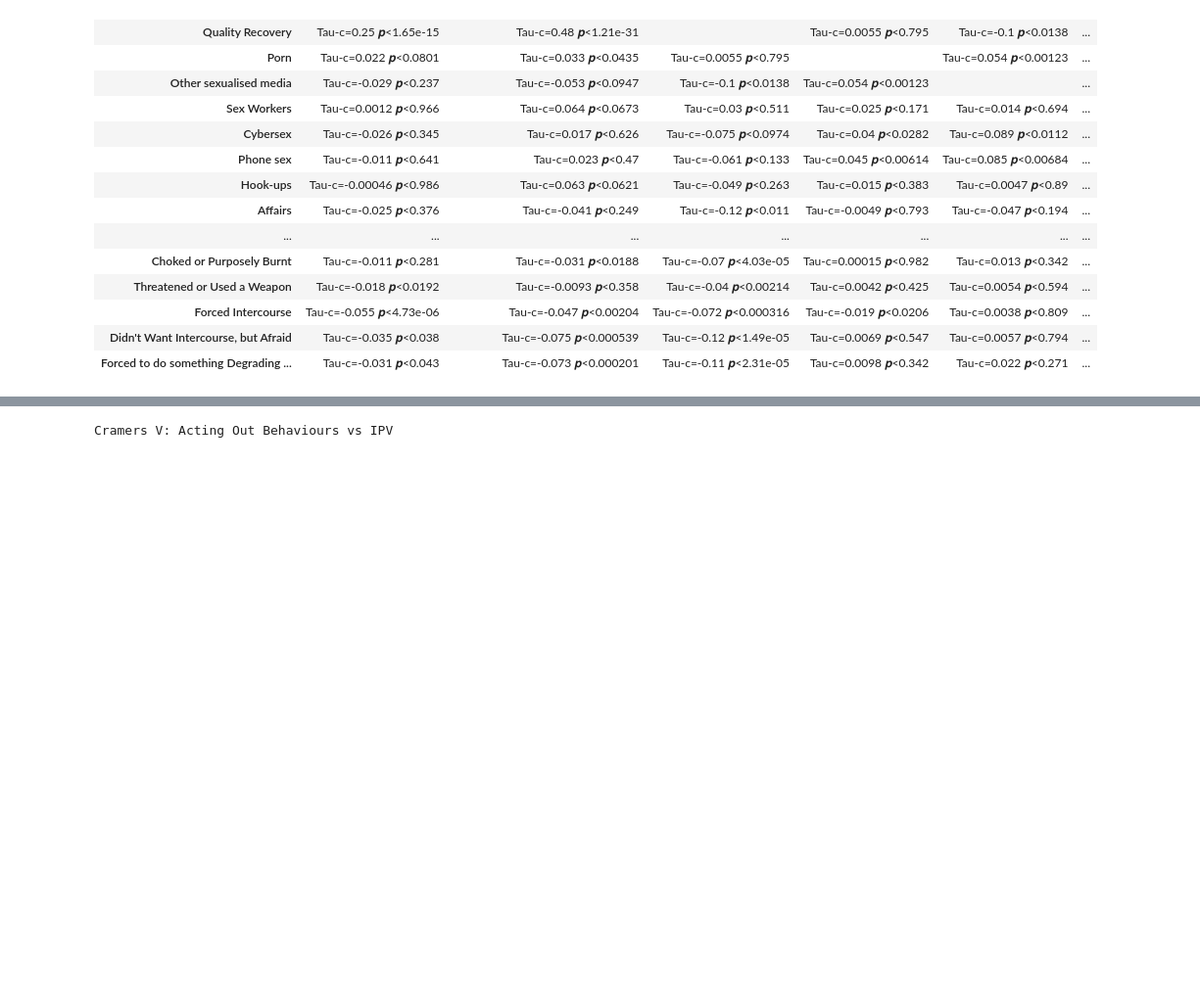
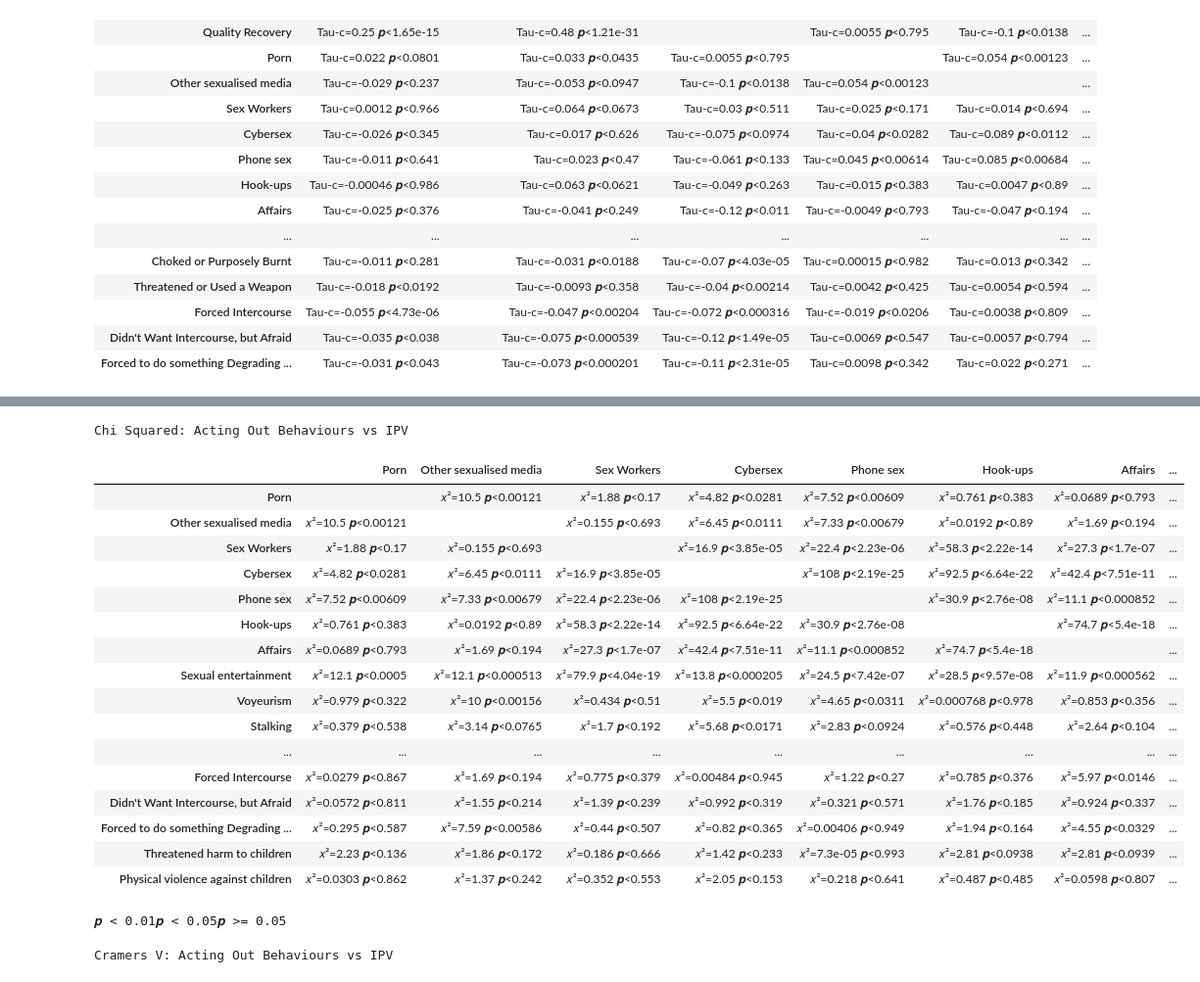
Before and after one commit to cuberoot/psadv-notebook, a Jupyter notebook: SPSS Stats.ipynb, the cells around one changed output, grey strips where cells are left out. Shown at 98% size. Cells and saved outputs as stored; diff of their text form; code cells hidden in the pictures; blank space fills up the shorter version.

Commit message:
Add readme and update one table

```diff
--- a/SPSS Stats.ipynb
+++ b/SPSS Stats.ipynb
@@ -421,6 +421,54 @@ Chi Squared: Acting Out Behaviours vs IPV
 | Threatened harm to children | 𝑥²=0.00638 𝒑<0.936 | 𝑥²=0.274 𝒑<0.6 | 𝑥²=0.823 𝒑<0.364 | 𝑥²=0.196 𝒑<0.658 | 𝑥²=1.83 𝒑<0.176 | 𝑥²=0.627 𝒑<0.428 | 𝑥²=0.00959 𝒑<0.922 | ... |
 | Physical violence against children | 𝑥²=1.39 𝒑<0.238 | 𝑥²=0.82 𝒑<0.365 | 𝑥²=0.662 𝒑<0.416 | 𝑥²=2.28 𝒑<0.131 | 𝑥²=0.921 𝒑<0.337 | 𝑥²=0.214 𝒑<0.644 | 𝑥²=0.277 𝒑<0.599 | ... |
 𝒑 < 0.01𝒑 < 0.05𝒑 >= 0.05
+# %%
+variables, labels = getVariablesAndLabels([
+    'Q10_1_Porn',
+    'Q10_2_Media',
+    'Q10_3_SexWorkers',
+    'Q10_4_CyberSex',
+    'Q10_5_PhoneSex',
+    'Q10_6_HookUps',
+    'Q10_7_Affairs',
+    'Q10_8_SexualEntertainment',
+    'Q10_9_Voyeurism',
+    'Q10_10_Stalking',
+    'Q10_11_Exhibitionism',
+    'Q10_12_Other',
+    ('Q46_PA_SlappedThrown', 'Slapped or Thrown Something'),
+    ('Q54_PA_HitFistObject', 'Hit with Fist or Something Else'),
+    ('Q58_PA_KickedDraggedBeaten', 'Kicked, Dragged or Beaten'),
+    ('Q62_PA_ChockedStrangledBurnt', 'Choked or Purposely Burnt'),
+    ('Q66_PA_Weapon', 'Threatened or Used a Weapon'),
+    ('Q71_SA_ForcedIntercourse', 'Forced Intercourse'),
+    ('Q75_SA_CapitulatedFear', "Didn't Want Intercourse, but Afraid"),
+    ('Q79_SA_Degrading', 'Forced to do something Degrading or Humiliating'),
+    ('Q84_CA_ThreatenHarm', 'Threatened harm to children'),
+    ('Q88_CA_PhysicalViolence', 'Physical violence against children'),
+])
+table = ChiSquaredTable(variables, labels)
+writeTable(table, 'ChiSquared_ActingOutBehviours_vs_IPV.html')
+displayTable(table, 'Chi Squared: Acting Out Behaviours vs IPV')
+# %% [output]
+Chi Squared: Acting Out Behaviours vs IPV
+|  | Porn | Other sexualised media | Sex Workers | Cybersex | Phone sex | Hook-ups | Affairs | ... |
+| Porn |  | 𝑥²=10.5 𝒑<0.00121 | 𝑥²=1.88 𝒑<0.17 | 𝑥²=4.82 𝒑<0.0281 | 𝑥²=7.52 𝒑<0.00609 | 𝑥²=0.761 𝒑<0.383 | 𝑥²=0.0689 𝒑<0.793 | ... |
+| Other sexualised media | 𝑥²=10.5 𝒑<0.00121 |  | 𝑥²=0.155 𝒑<0.693 | 𝑥²=6.45 𝒑<0.0111 | 𝑥²=7.33 𝒑<0.00679 | 𝑥²=0.0192 𝒑<0.89 | 𝑥²=1.69 𝒑<0.194 | ... |
+| Sex Workers | 𝑥²=1.88 𝒑<0.17 | 𝑥²=0.155 𝒑<0.693 |  | 𝑥²=16.9 𝒑<3.85e-05 | 𝑥²=22.4 𝒑<2.23e-06 | 𝑥²=58.3 𝒑<2.22e-14 | 𝑥²=27.3 𝒑<1.7e-07 | ... |
+| Cybersex | 𝑥²=4.82 𝒑<0.0281 | 𝑥²=6.45 𝒑<0.0111 | 𝑥²=16.9 𝒑<3.85e-05 |  | 𝑥²=108 𝒑<2.19e-25 | 𝑥²=92.5 𝒑<6.64e-22 | 𝑥²=42.4 𝒑<7.51e-11 | ... |
+| Phone sex | 𝑥²=7.52 𝒑<0.00609 | 𝑥²=7.33 𝒑<0.00679 | 𝑥²=22.4 𝒑<2.23e-06 | 𝑥²=108 𝒑<2.19e-25 |  | 𝑥²=30.9 𝒑<2.76e-08 | 𝑥²=11.1 𝒑<0.000852 | ... |
+| Hook-ups | 𝑥²=0.761 𝒑<0.383 | 𝑥²=0.0192 𝒑<0.89 | 𝑥²=58.3 𝒑<2.22e-14 | 𝑥²=92.5 𝒑<6.64e-22 | 𝑥²=30.9 𝒑<2.76e-08 |  | 𝑥²=74.7 𝒑<5.4e-18 | ... |
+| Affairs | 𝑥²=0.0689 𝒑<0.793 | 𝑥²=1.69 𝒑<0.194 | 𝑥²=27.3 𝒑<1.7e-07 | 𝑥²=42.4 𝒑<7.51e-11 | 𝑥²=11.1 𝒑<0.000852 | 𝑥²=74.7 𝒑<5.4e-18 |  | ... |
+| Sexual entertainment | 𝑥²=12.1 𝒑<0.0005 | 𝑥²=12.1 𝒑<0.000513 | 𝑥²=79.9 𝒑<4.04e-19 | 𝑥²=13.8 𝒑<0.000205 | 𝑥²=24.5 𝒑<7.42e-07 | 𝑥²=28.5 𝒑<9.57e-08 | 𝑥²=11.9 𝒑<0.000562 | ... |
+| Voyeurism | 𝑥²=0.979 𝒑<0.322 | 𝑥²=10 𝒑<0.00156 | 𝑥²=0.434 𝒑<0.51 | 𝑥²=5.5 𝒑<0.019 | 𝑥²=4.65 𝒑<0.0311 | 𝑥²=0.000768 𝒑<0.978 | 𝑥²=0.853 𝒑<0.356 | ... |
+| Stalking | 𝑥²=0.379 𝒑<0.538 | 𝑥²=3.14 𝒑<0.0765 | 𝑥²=1.7 𝒑<0.192 | 𝑥²=5.68 𝒑<0.0171 | 𝑥²=2.83 𝒑<0.0924 | 𝑥²=0.576 𝒑<0.448 | 𝑥²=2.64 𝒑<0.104 | ... |
+| ... | ... | ... | ... | ... | ... | ... | ... | ... |
+| Forced Intercourse | 𝑥²=0.0279 𝒑<0.867 | 𝑥²=1.69 𝒑<0.194 | 𝑥²=0.775 𝒑<0.379 | 𝑥²=0.00484 𝒑<0.945 | 𝑥²=1.22 𝒑<0.27 | 𝑥²=0.785 𝒑<0.376 | 𝑥²=5.97 𝒑<0.0146 | ... |
+| Didn't Want Intercourse, but Afraid | 𝑥²=0.0572 𝒑<0.811 | 𝑥²=1.55 𝒑<0.214 | 𝑥²=1.39 𝒑<0.239 | 𝑥²=0.992 𝒑<0.319 | 𝑥²=0.321 𝒑<0.571 | 𝑥²=1.76 𝒑<0.185 | 𝑥²=0.924 𝒑<0.337 | ... |
+| Forced to do something Degrading ... | 𝑥²=0.295 𝒑<0.587 | 𝑥²=7.59 𝒑<0.00586 | 𝑥²=0.44 𝒑<0.507 | 𝑥²=0.82 𝒑<0.365 | 𝑥²=0.00406 𝒑<0.949 | 𝑥²=1.94 𝒑<0.164 | 𝑥²=4.55 𝒑<0.0329 | ... |
+| Threatened harm to children | 𝑥²=2.23 𝒑<0.136 | 𝑥²=1.86 𝒑<0.172 | 𝑥²=0.186 𝒑<0.666 | 𝑥²=1.42 𝒑<0.233 | 𝑥²=7.3e-05 𝒑<0.993 | 𝑥²=2.81 𝒑<0.0938 | 𝑥²=2.81 𝒑<0.0939 | ... |
+| Physical violence against children | 𝑥²=0.0303 𝒑<0.862 | 𝑥²=1.37 𝒑<0.242 | 𝑥²=0.352 𝒑<0.553 | 𝑥²=2.05 𝒑<0.153 | 𝑥²=0.218 𝒑<0.641 | 𝑥²=0.487 𝒑<0.485 | 𝑥²=0.0598 𝒑<0.807 | ... |
+𝒑 < 0.01𝒑 < 0.05𝒑 >= 0.05
 # %%
 variables, labels = getVariablesAndLabels([
     'Q10_1_Porn',
```
Also changed, not shown: parts of 1 cell of this notebook, 1 other file.
